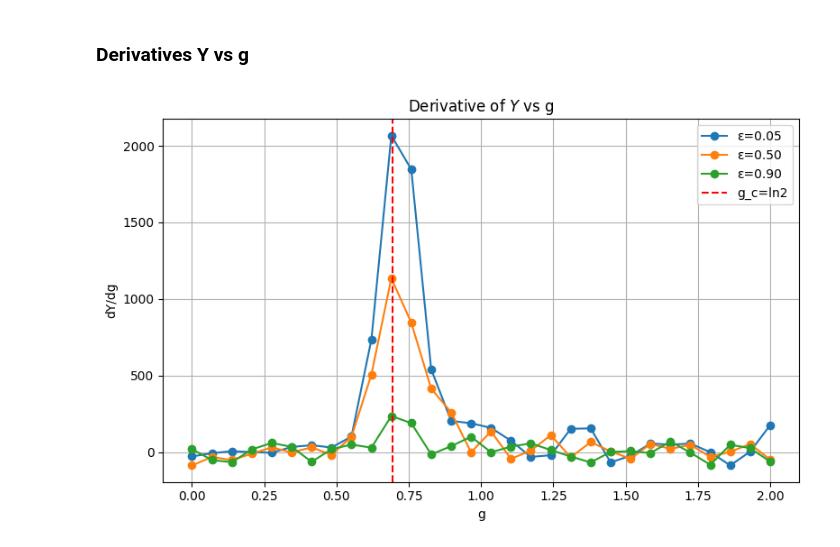
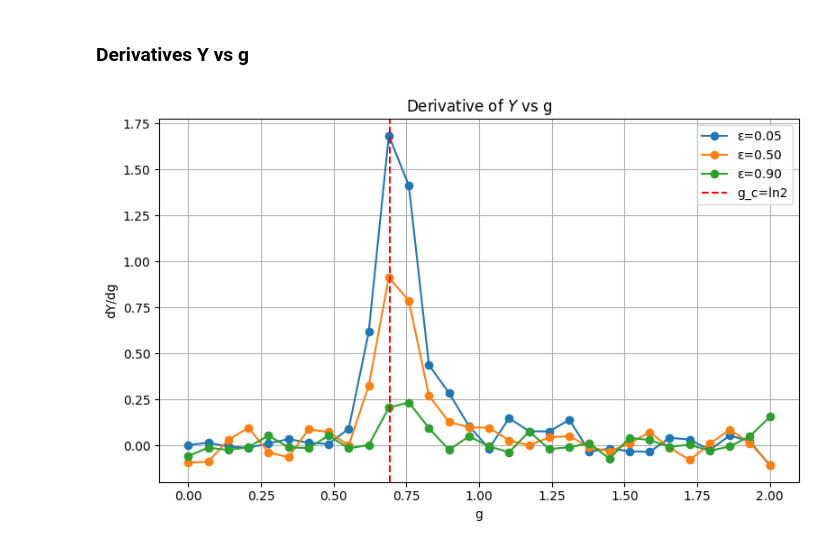
Before and after one commit to JS-Rojas/Criticality_Awareness_QLS, a Jupyter notebook: Large_N_RESULTS.ipynb, the cells around one changed output. Cells and saved outputs as stored; diff of their text form; code cells hidden in the pictures.

```diff
--- a/Large_N_RESULTS.ipynb
+++ b/Large_N_RESULTS.ipynb
@@ -175,12 +175,13 @@ plt.show()
 def Y_layer(A_t, sigma_inputs):
     J = len(A_t)
     score = 0.0
+    num_pares = J * (J - 1) / 2
     for j in range(J):
         for j_prime in range(j + 1, J):
             delta_a = A_t[j] - A_t[j_prime]
             delta_sigma = sigma_inputs[j] - sigma_inputs[j_prime]
             score += delta_a * delta_sigma
-    return score
+    return score / num_pares
 
 # Parámetros generales
 n = 100              # longitud del vector s
@@ -239,4 +240,5 @@ for eps in eps_values:
     plt.legend()
     plt.tight_layout()
     plt.show()
+# normalized over the J's (N* (N-1))/2
 # %% [output]
@@ -346,11 +348,12 @@ def activation(z, func="sigmoid"):
 
 def Y_layer(A_t, sigma_inputs):
     J = len(A_t)
+    num_pares = J * (J - 1) / 2
     score = 0.0
     for j in range(J):
         for j_prime in range(j+1, J):
             score += (A_t[j]-A_t[j_prime])*(sigma_inputs[j]-sigma_inputs[j_prime])
-    return score
+    return score/num_pares
 
 # --- Parámetros de demostración (reducidos para velocidad) -----------------
 
@@ -377,31 +380,31 @@ for i_eps, eps in enumerate(eps_values):
             W = np.random.normal(0,1,(J,n))
             # Simulación de capas
             A = np.zeros((T, J)); a_vals = np.zeros(J)
             for t in range(T):
                 for j in range(J):
                     out = activation(W[j]@S[t], func=func)
                     a_vals[j] = (1-eps)*a_vals[j] + eps*out
                     A[t,j] = a_vals[j]
             sigma_inputs = activation(W@S[t_fixed], func=func)
             scores[sample] = Y_layer(A[t_fixed], sigma_inputs)
         Y_matrix[i_eps, i_g] = scores.mean()
 
 # --- Cálculo de derivada dY/dg ---------------------------------------------
 
 dY_dg = np.gradient(Y_matrix, g_values, axis=1)
 
 # --- Plot de las derivadas ------------------------------------------------
 
 plt.figure(figsize=(8,5))
 for i, eps in enumerate(eps_values):
     plt.plot(g_values, dY_dg[i], marker='o', label=f'ε={eps:.2f}')
 plt.axvline(np.log(2), color='r', linestyle='--', label='g_c=ln2')
 plt.xlabel('g')
 plt.ylabel('dY/dg')
 plt.title('Derivative of $Y$ vs g')
 plt.legend()
 plt.grid(True)
 plt.tight_layout()
 plt.show()
 # %% [output]
-[figure, old version]
+[figure, new version]
```
Also changed, not shown: parts of 3 cells of this notebook.
